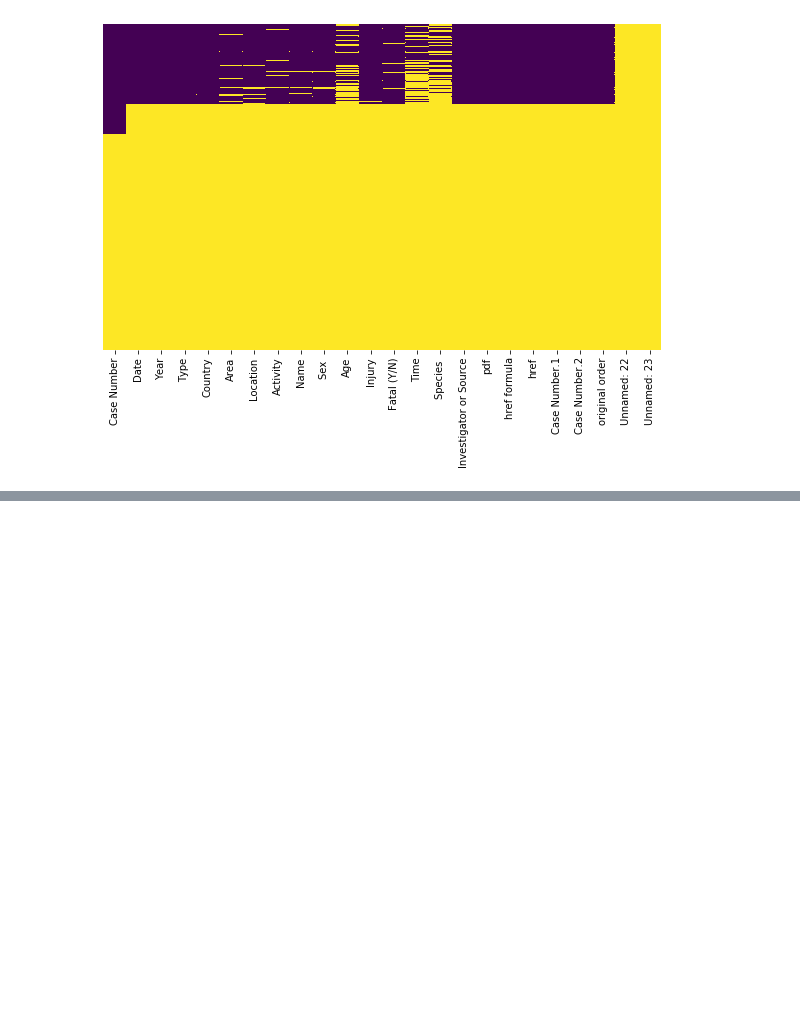
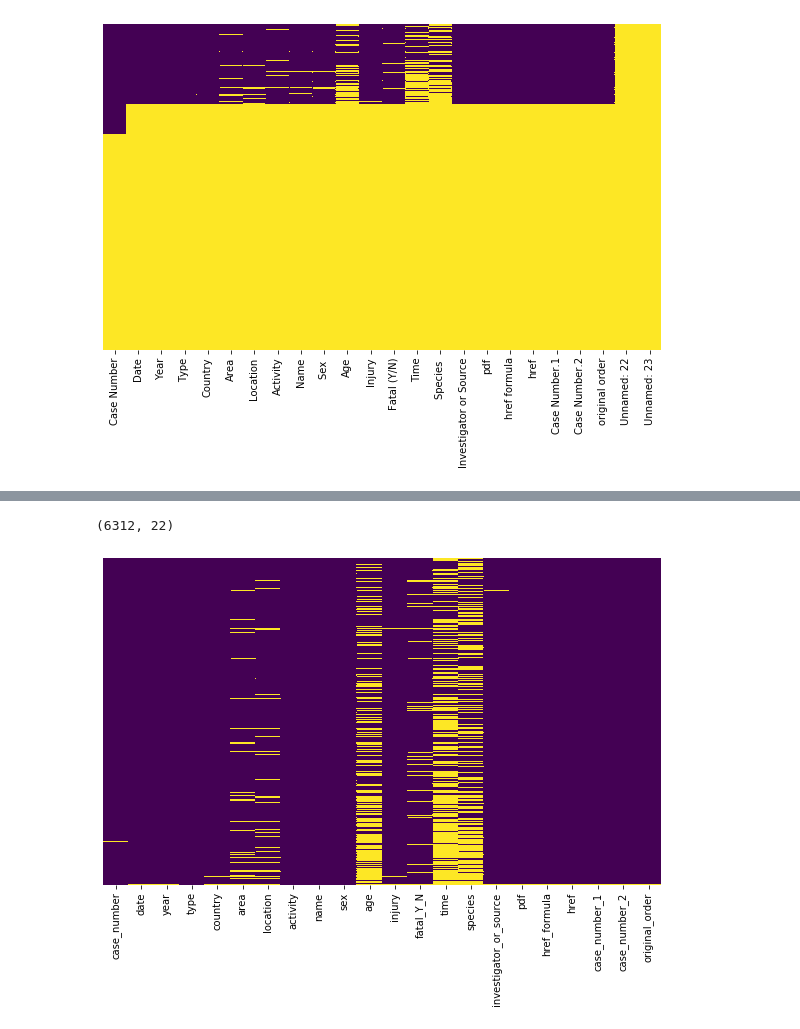
Before and after one commit to kuenk/Shark-attack, a Jupyter notebook: src/Sharky.ipynb, the cells around one changed output, grey strips where cells are left out. Cells and saved outputs as stored; diff of their text form; code cells hidden in the pictures; blank space fills up the shorter version.

Commit message:
tiburones7

```diff
--- a/src/Sharky.ipynb
+++ b/src/Sharky.ipynb
@@ -112,0 +85,27 @@ plt.show()
+# %%
+tiburones1.drop_duplicates(inplace=True)
+# %%
+tiburones1.shape
+# %% [output]
+(6312, 22)
+# %%
+nombres=['case_number', 'date', 'year', 'type', 'country', 'area', 'location',
+       'activity', 'name', 'sex', 'age', 'injury', 'fatal_Y_N', 'time',
+       'species', 'investigator_or_source', 'pdf', 'href_formula', 'href',
+       'case_number_1', 'case_number_2', 'original_order']
+tiburones1.columns=nombres
+# %%
+tiburones2=tiburones1
+# %%
+tiburones2.fillna({'name': 'desconocido','type':'desconocido', 'sex':'desconocido', 'activity':'desconocido'}, inplace=True)
+# %%
+plt.figure(figsize=(10, 6))  # inicia la figura y establece tamaño
+
+sns.heatmap(tiburones2.isna(),  # mapa de calor
+           yticklabels=False,
+           cmap='viridis',
+           cbar=False)
+
+plt.show()
+# %% [output]
+[figure, added]
```
Also changed, not shown: parts of 53 cells of this notebook, 3 other files.
